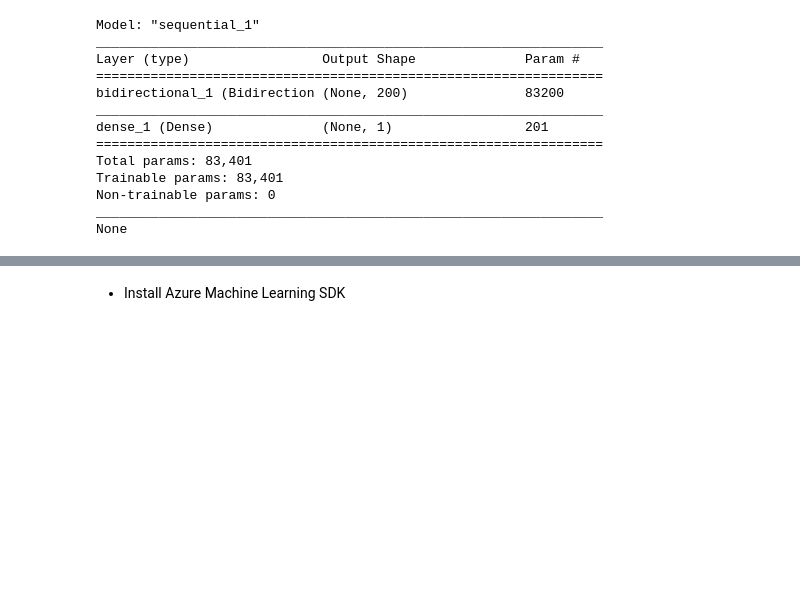
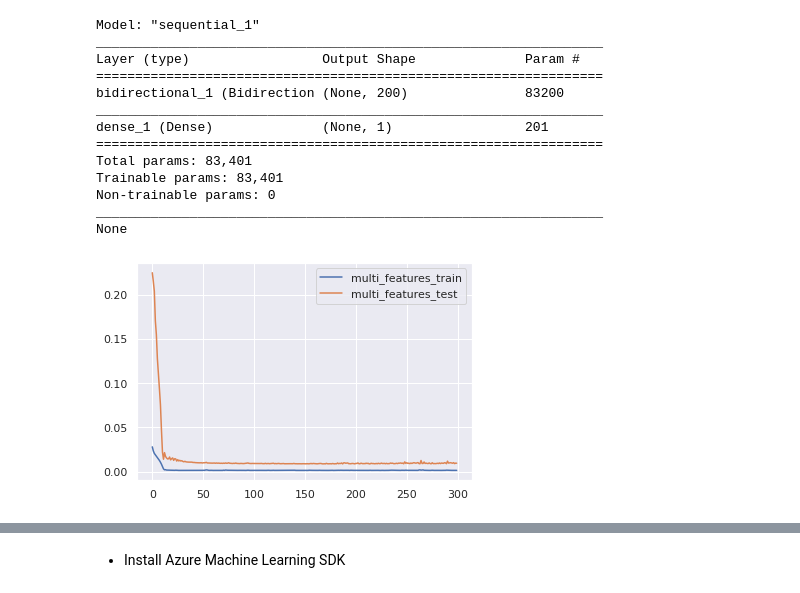
Before and after one commit to polarbeargo/Microsoft-Azure-Machine-Learning-Scholarship-Showcase-Project, a Jupyter notebook: Cryptocurrency_Price_Prediction.ipynb, the cells around one changed output, grey strips where cells are left out. Drawn from its saved outputs; the diff is of its cells as text; code cells hidden in the pictures; blank space fills up the shorter version.

```diff
--- a/Cryptocurrency_Price_Prediction.ipynb
+++ b/Cryptocurrency_Price_Prediction.ipynb
@@ -212,3 +226,10 @@ Trainable params: 83,401
 Non-trainable params: 0
 _________________________________________________________________
 None
+# %%
+plt.plot(multi_history.history['loss'], label='multi_features_train')
+plt.plot(multi_history.history['val_loss'], label='multi_features_test')
+plt.legend()
+plt.show()
+# %% [output]
+[figure, added]
```
Also changed, not shown: parts of 3 cells of this notebook.
